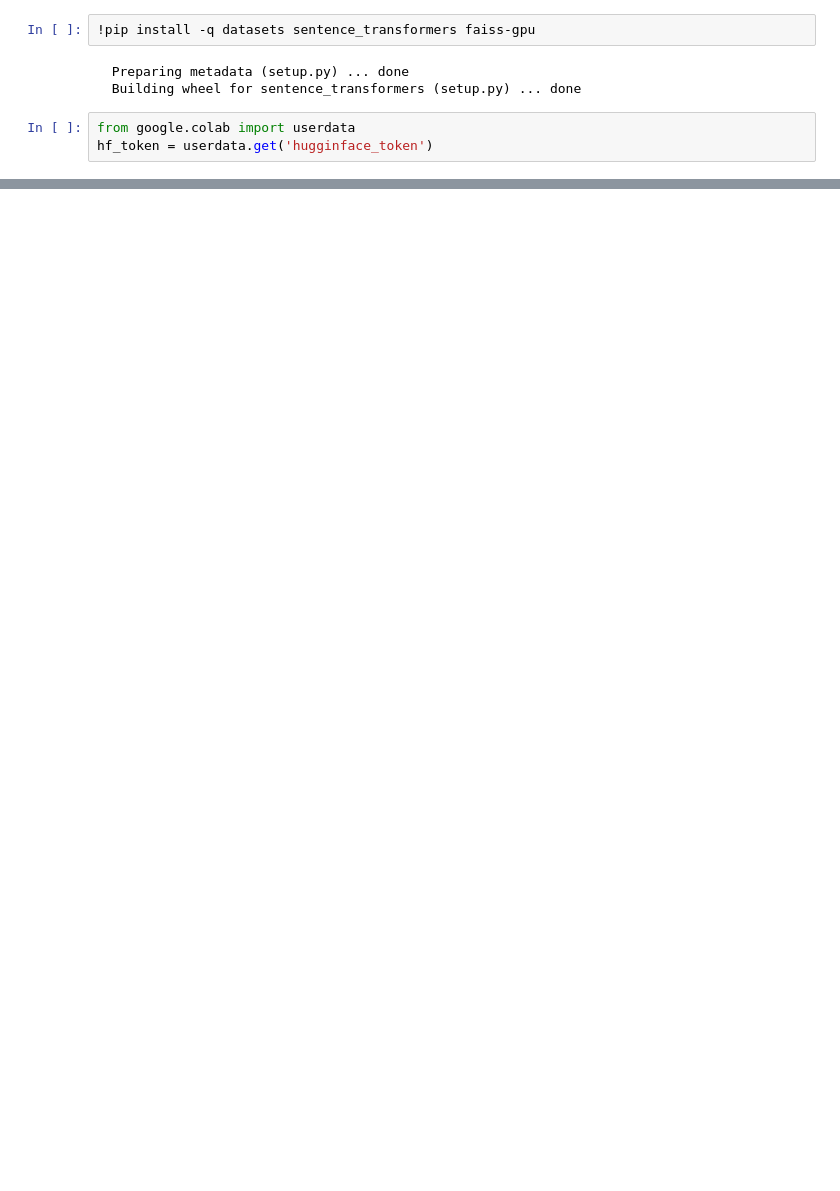
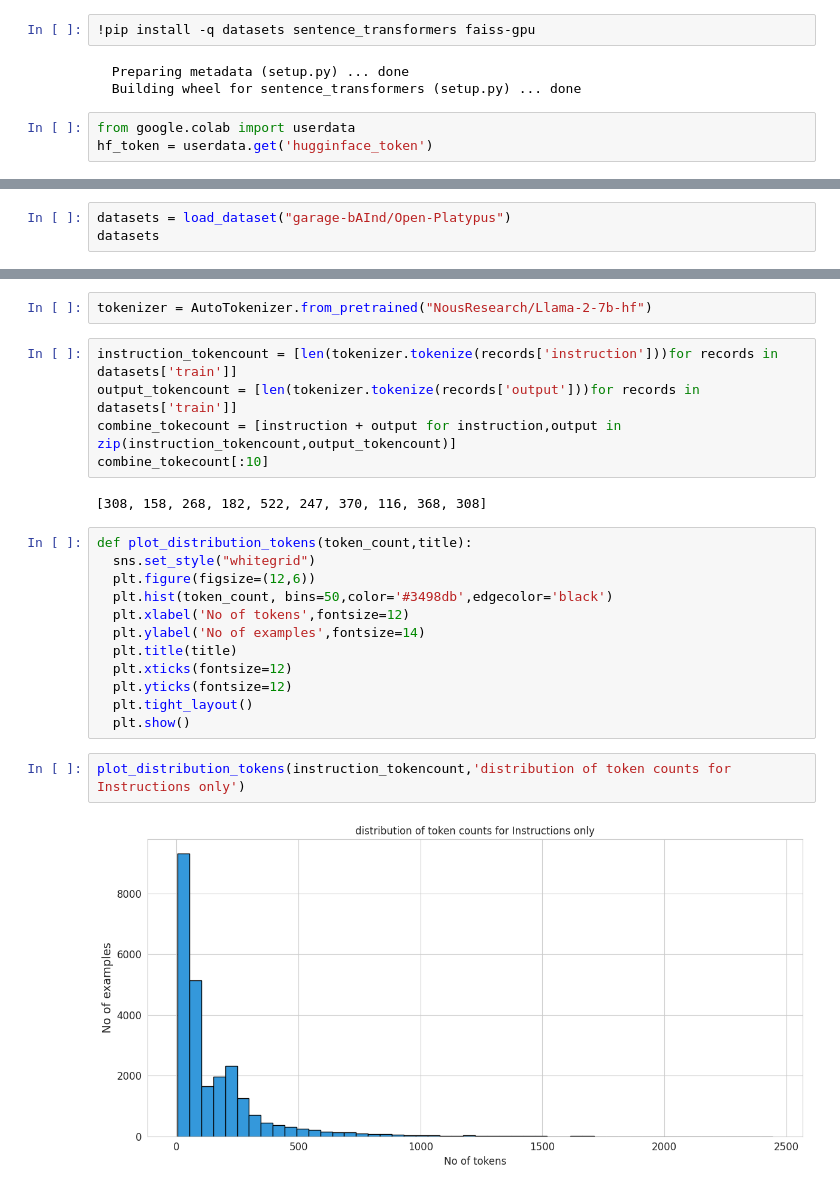
Before and after one commit to vedica1011/NLP_BERT_TL, a Jupyter notebook: finetune_lamma2.ipynb, the cells around one changed output, grey strips where cells are left out. Drawn from its saved outputs; the diff is of its cells as text; blank space fills up the shorter version.

```diff
--- a/finetune_lamma2.ipynb
+++ b/finetune_lamma2.ipynb
@@ -14,0 +19,3 @@ import sentence_transformers
+# %%
+datasets = load_dataset("garage-bAInd/Open-Platypus")
+datasets
@@ -14,0 +38,25 @@ import sentence_transformers
+# %%
+tokenizer = AutoTokenizer.from_pretrained("NousResearch/Llama-2-7b-hf")
+# %%
+instruction_tokencount = [len(tokenizer.tokenize(records['instruction']))for records in datasets['train']]
+output_tokencount = [len(tokenizer.tokenize(records['output']))for records in datasets['train']]
+combine_tokecount = [instruction + output for instruction,output in zip(instruction_tokencount,output_tokencount)]
+combine_tokecount[:10]
+# %% [output]
+[308, 158, 268, 182, 522, 247, 370, 116, 368, 308]
+# %%
+def plot_distribution_tokens(token_count,title):
+  sns.set_style("whitegrid")
+  plt.figure(figsize=(12,6))
+  plt.hist(token_count, bins=50,color='#3498db',edgecolor='black')
+  plt.xlabel('No of tokens',fontsize=12)
+  plt.ylabel('No of examples',fontsize=14)
+  plt.title(title)
+  plt.xticks(fontsize=12)
+  plt.yticks(fontsize=12)
+  plt.tight_layout()
+  plt.show()
+# %%
+plot_distribution_tokens(instruction_tokencount,'distribution of token counts for Instructions only')
+# %% [output]
+[figure, added]
```
Also changed, not shown: parts of 9 cells of this notebook.
